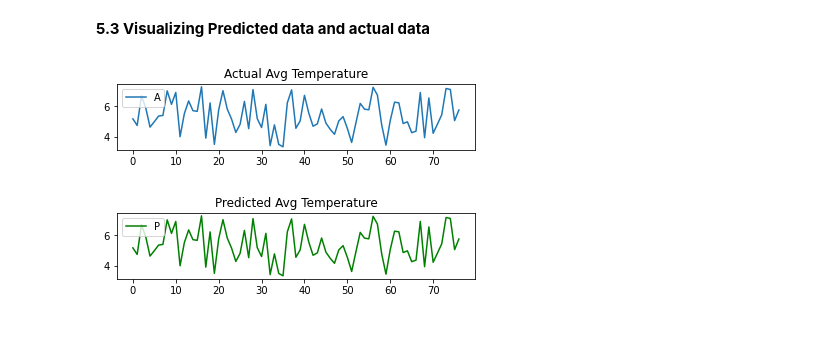
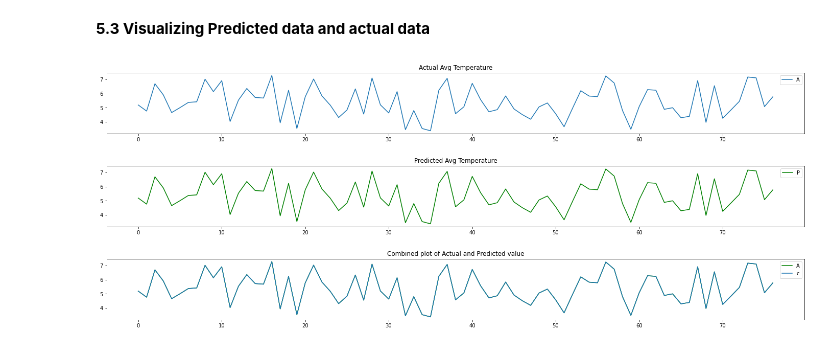
Before and after one commit to ASourabh11/Time_series_data_Average_Temperature_Prediction, a Jupyter notebook: Temperature_prediction_TS.ipynb, the cells around one changed output. Cells and saved outputs as stored; diff of their text form; code cells hidden in the pictures.

```diff
--- a/Temperature_prediction_TS.ipynb
+++ b/Temperature_prediction_TS.ipynb
@@ -134,13 +122,9 @@ df2.head()
 # %% [markdown]
 **3.1 Taking the rolling mean with window of 3,7 and 9**
 # %%
-m3=df2['AverageTemperature'].rolling(window=3).mean();
-m7=df2['AverageTemperature'].rolling(window=7).mean();
-m9=df2['AverageTemperature'].rolling(window=9).mean();
-
-df2['m_3']= m3
-df2['m_7']= m7
-df2['m_9']= m9
+df2['m_3']=df2['AverageTemperature'].rolling(window=3).mean();
+df2['m_7']=df2['AverageTemperature'].rolling(window=7).mean();
+df2['m_9']=df2['AverageTemperature'].rolling(window=9).mean();
 # %% [output]
 A value is trying to be set on a copy of a slice from a DataFrame.
 Try using .loc[row_indexer,col_indexer] = value instead
@@ -295,19 +300,28 @@ db.head()
 # %% [markdown]
 **5.3 Visualizing Predicted data and actual data**
 # %%
-
-plt.subplot(2,1,1)
+plt.figure(figsize=(20,8))
+plt.subplot(3,1,1)
 plt.plot(db.AverageTemperature)
 plt.title('Actual Avg Temperature')
 plt.legend('Actual')
 
 
 
-plt.subplot(2,1,2)
+plt.subplot(3,1,2)
 plt.plot(db.Predicted_value,'g')
 plt.title('Predicted Avg Temperature')
-plt.legend('Predicted')
+plt.legend('Predict')
+
+plt.subplot(3,1,3)
+plt.plot(db.Predicted_value,'g')
+plt.title('Combined plot of Actual and Predicted value')
+plt.legend('Predict')
+
+plt.subplot(3,1,3)
+plt.plot(db.AverageTemperature)
+plt.legend('Actual')
 
 plt.tight_layout(pad=3.0)
 # %% [output]
-[figure, old version]
+[figure, new version]
```
Also changed, not shown: parts of 4 cells of this notebook.
